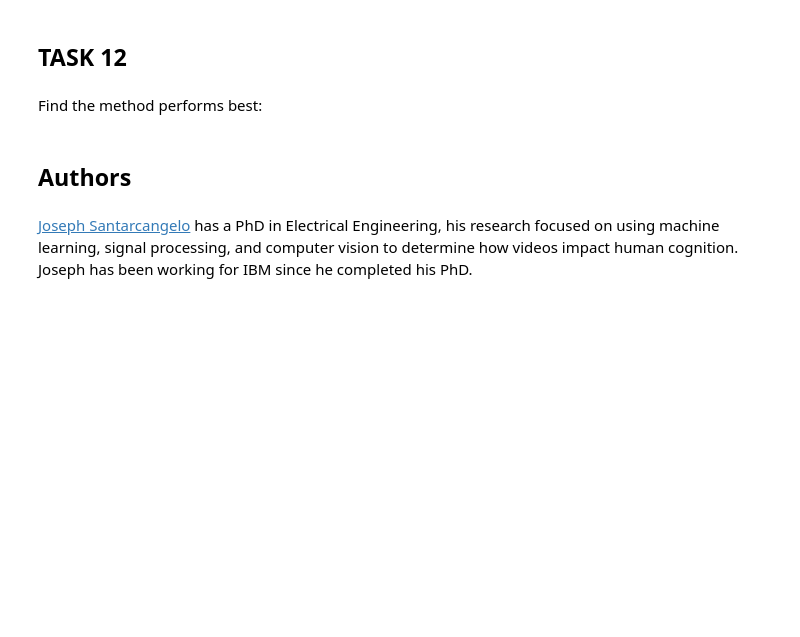
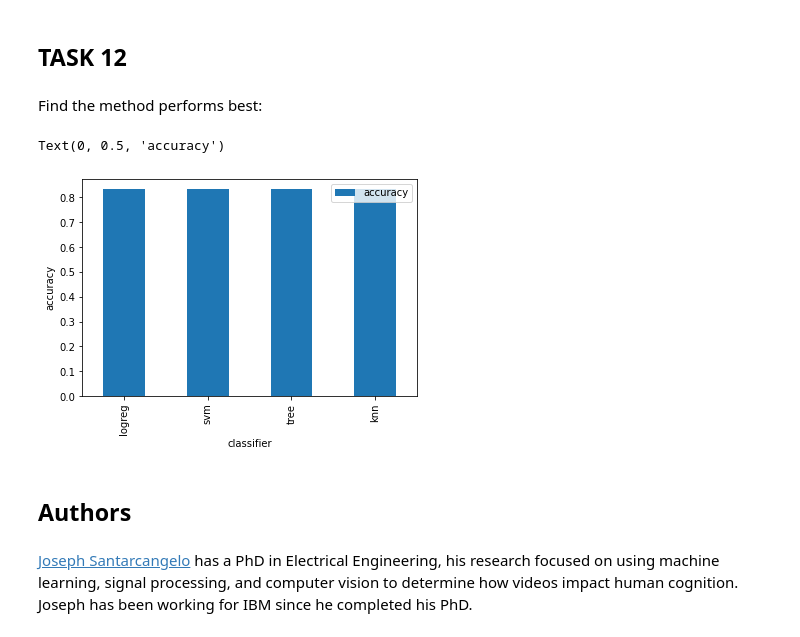
Before and after one commit to QYuanQx/ibm_certificate, a Jupyter notebook: Machine Learning Prediction.ipynb, the cells around one changed output. Drawn from its saved outputs; the diff is of its cells as text; code cells hidden in the pictures; blank space fills up the shorter version.

```diff
--- a/Machine Learning Prediction.ipynb
+++ b/Machine Learning Prediction.ipynb
@@ -317,6 +317,15 @@ plot_confusion_matrix(Y_test,yhat)
 ## TASK  12
 # %% [markdown]
 Find the method performs best:
+# %%
+dict_accuracy = {'classifier': ['logreg', 'svm', 'tree', 'knn'],
+               'accuracy': [logreg_cv.score(X_test, Y_test), svm_cv.score(X_test, Y_test), tree_cv.score(X_test, Y_test), knn_cv.score(X_test, Y_test)]}
+df_accuracy = pd.DataFrame.from_dict(dict_accuracy)
+df_accuracy.plot.bar(x='classifier', y='accuracy')
+plt.ylabel('accuracy')
+# %% [output]
+Text(0, 0.5, 'accuracy')
+[figure, added]
 # %% [markdown]
 ## Authors
 # %% [markdown]
```
